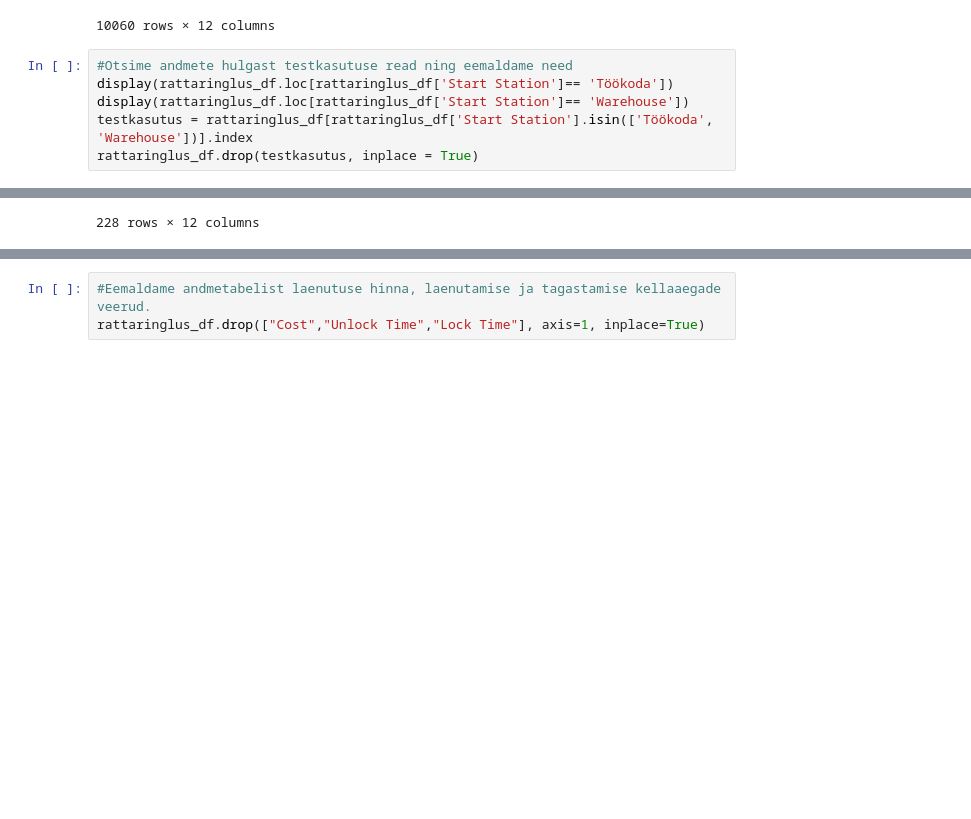
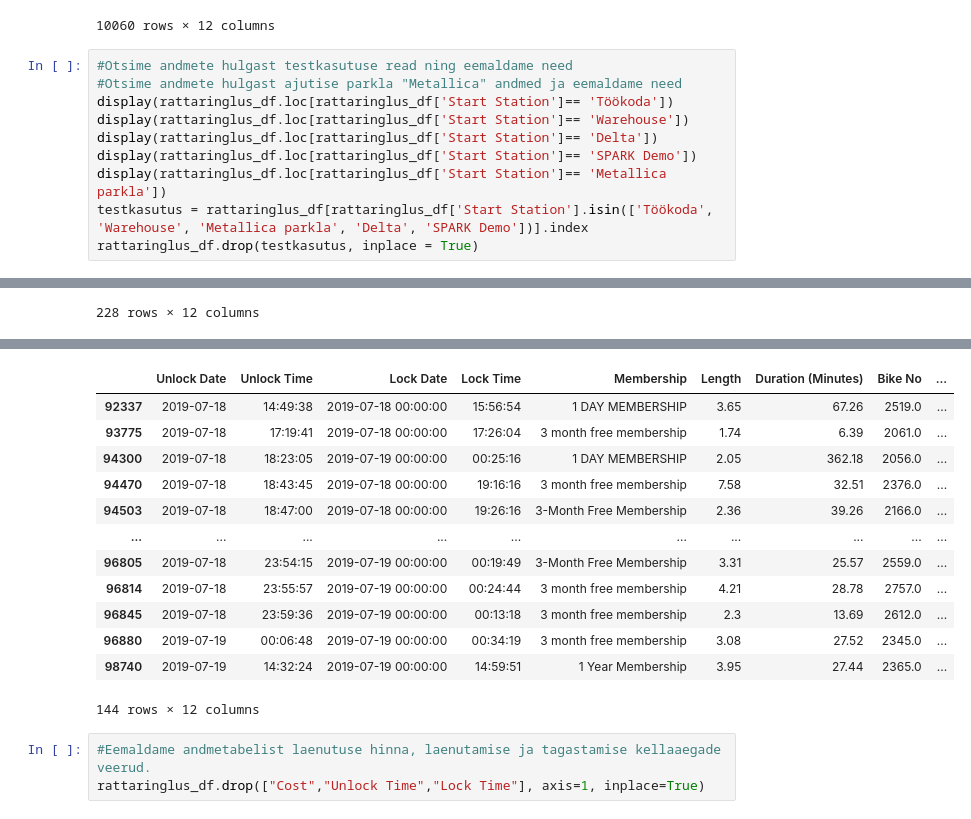
Before and after one commit to dlohmus/rattaringlus, a Jupyter notebook: Tartu_rattaringlus.ipynb, the cells around one changed output, grey strips where cells are left out. Saved outputs shown, nothing was run; the diff lists cells and outputs as text; blank space fills up the shorter version.

```diff
--- a/Tartu_rattaringlus.ipynb
+++ b/Tartu_rattaringlus.ipynb
@@ -145,9 +147,13 @@ rattaringlus_df.drop(rattaringlus_df[rattaringlus_df['Membership']== 'Technician
 10060 rows × 12 columns
 # %%
 #Otsime andmete hulgast testkasutuse read ning eemaldame need
+#Otsime andmete hulgast ajutise parkla "Metallica" andmed ja eemaldame need
 display(rattaringlus_df.loc[rattaringlus_df['Start Station']== 'Töökoda'])
 display(rattaringlus_df.loc[rattaringlus_df['Start Station']== 'Warehouse'])
-testkasutus = rattaringlus_df[rattaringlus_df['Start Station'].isin(['Töökoda', 'Warehouse'])].index
+display(rattaringlus_df.loc[rattaringlus_df['Start Station']== 'Delta'])
+display(rattaringlus_df.loc[rattaringlus_df['Start Station']== 'SPARK Demo'])
+display(rattaringlus_df.loc[rattaringlus_df['Start Station']== 'Metallica parkla'])
+testkasutus = rattaringlus_df[rattaringlus_df['Start Station'].isin(['Töökoda', 'Warehouse', 'Metallica parkla', 'Delta', 'SPARK Demo'])].index
 rattaringlus_df.drop(testkasutus, inplace = True)
 # %% [output]
 |  | Unlock Date | Unlock Time | Lock Date | Lock Time | Membership | Length | Duration (Minutes) | Bike No | ... |
@@ -183,3 +196,16 @@ rattaringlus_df.drop(testkasutus, inplace = True)
+|  | Unlock Date | Unlock Time | Lock Date | Lock Time | Membership | Length | Duration (Minutes) | Bike No | ... |
+| 92337 | 2019-07-18 | 14:49:38 | 2019-07-18 00:00:00 | 15:56:54 | 1 DAY MEMBERSHIP | 3.65 | 67.26 | 2519.0 | ... |
+| 93775 | 2019-07-18 | 17:19:41 | 2019-07-18 00:00:00 | 17:26:04 | 3 month free membership | 1.74 | 6.39 | 2061.0 | ... |
+| 94300 | 2019-07-18 | 18:23:05 | 2019-07-19 00:00:00 | 00:25:16 | 1 DAY MEMBERSHIP | 2.05 | 362.18 | 2056.0 | ... |
+| 94470 | 2019-07-18 | 18:43:45 | 2019-07-18 00:00:00 | 19:16:16 | 3 month free membership | 7.58 | 32.51 | 2376.0 | ... |
+| 94503 | 2019-07-18 | 18:47:00 | 2019-07-18 00:00:00 | 19:26:16 | 3-Month Free Membership | 2.36 | 39.26 | 2166.0 | ... |
+| ... | ... | ... | ... | ... | ... | ... | ... | ... | ... |
+| 96805 | 2019-07-18 | 23:54:15 | 2019-07-19 00:00:00 | 00:19:49 | 3-Month Free Membership | 3.31 | 25.57 | 2559.0 | ... |
+| 96814 | 2019-07-18 | 23:55:57 | 2019-07-19 00:00:00 | 00:24:44 | 3 month free membership | 4.21 | 28.78 | 2757.0 | ... |
+| 96845 | 2019-07-18 | 23:59:36 | 2019-07-19 00:00:00 | 00:13:18 | 3 month free membership | 2.3 | 13.69 | 2612.0 | ... |
+| 96880 | 2019-07-19 | 00:06:48 | 2019-07-19 00:00:00 | 00:34:19 | 3 month free membership | 3.08 | 27.52 | 2345.0 | ... |
+| 98740 | 2019-07-19 | 14:32:24 | 2019-07-19 00:00:00 | 14:59:51 | 1 Year Membership | 3.95 | 27.44 | 2365.0 | ... |
+144 rows × 12 columns
 # %%
 #Eemaldame andmetabelist laenutuse hinna, laenutamise ja tagastamise kellaaegade veerud.
 rattaringlus_df.drop(["Cost","Unlock Time","Lock Time"], axis=1, inplace=True)
```
Also changed, not shown: parts of 11 cells of this notebook.
